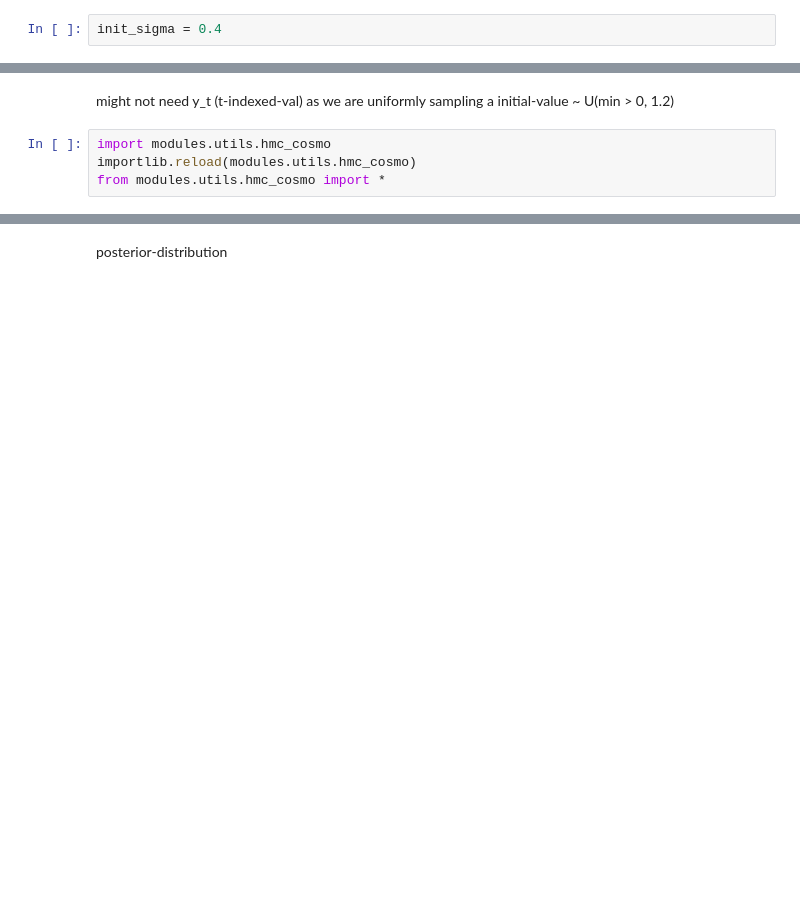
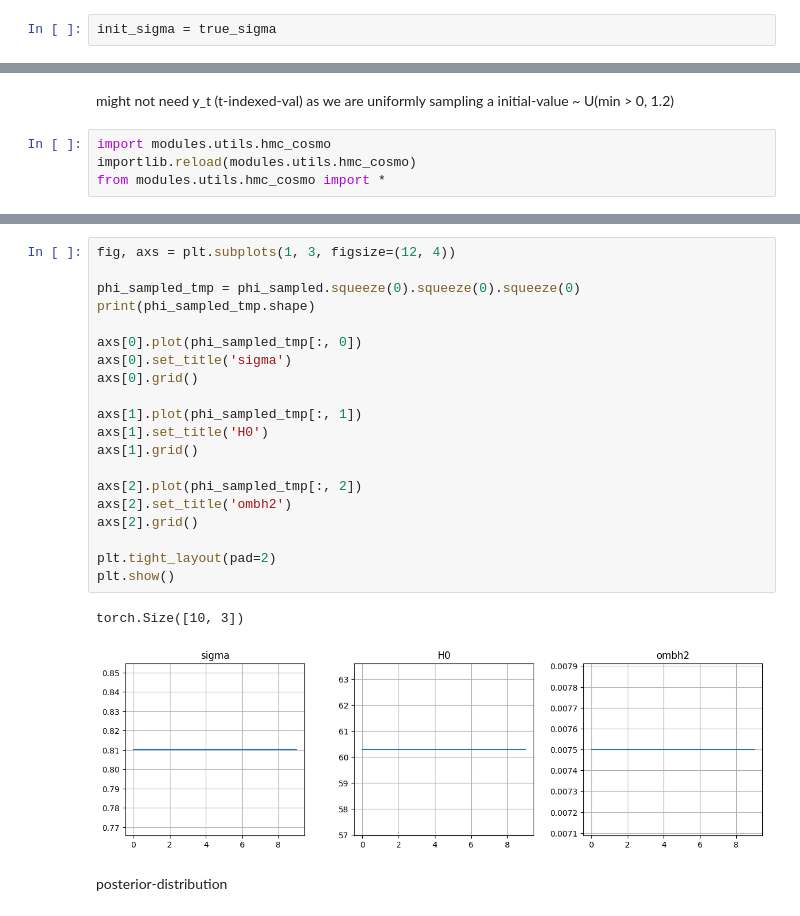
Before and after one commit to AlikMon88/Gibbs-Diff, a Jupyter notebook: unit_main_cosmo.ipynb, the cells around one changed output, grey strips where cells are left out. Drawn from its saved outputs; the diff is of its cells as text; blank space fills up the shorter version.

```diff
--- a/unit_main_cosmo.ipynb
+++ b/unit_main_cosmo.ipynb
@@ -826,5 +457,5 @@ SystemExit:
 # %% [markdown]
 this approach will lead to overfit - because I have not split the corres. observation -> signal
 # %%
-init_sigma = 0.4
+init_sigma = true_sigma
 # %%
@@ -886,3 +544,26 @@ x_0_hat (Point-Estimate):
+# %%
+fig, axs = plt.subplots(1, 3, figsize=(12, 4))
+
+phi_sampled_tmp = phi_sampled.squeeze(0).squeeze(0).squeeze(0)
+print(phi_sampled_tmp.shape)
+
+axs[0].plot(phi_sampled_tmp[:, 0])
+axs[0].set_title('sigma')
+axs[0].grid()
+
+axs[1].plot(phi_sampled_tmp[:, 1])
+axs[1].set_title('H0')
+axs[1].grid()
+
+axs[2].plot(phi_sampled_tmp[:, 2])
+axs[2].set_title('ombh2')
+axs[2].grid()
+
+plt.tight_layout(pad=2)
+plt.show()
+# %% [output]
+torch.Size([10, 3])
+[figure, added]
 # %% [markdown]
 posterior-distribution
 # %%
```
Also changed, not shown: parts of 30 cells of this notebook, 3 other files.
